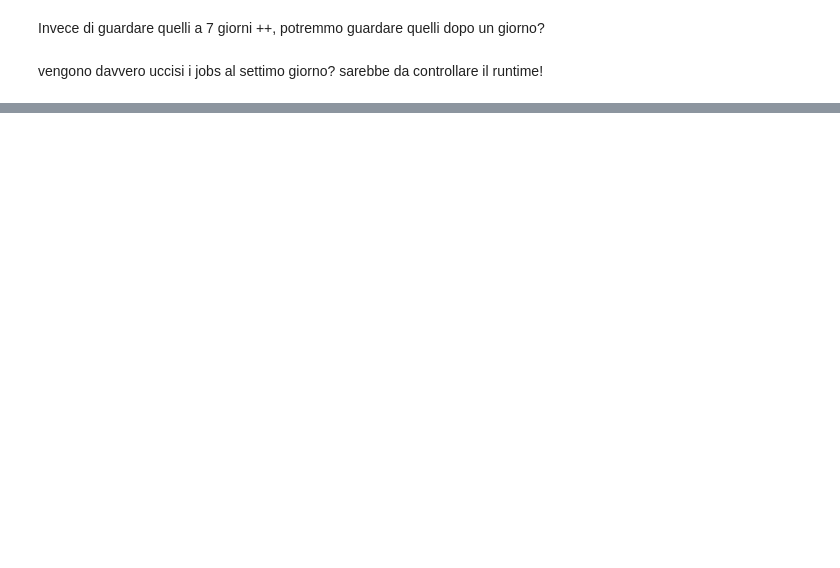
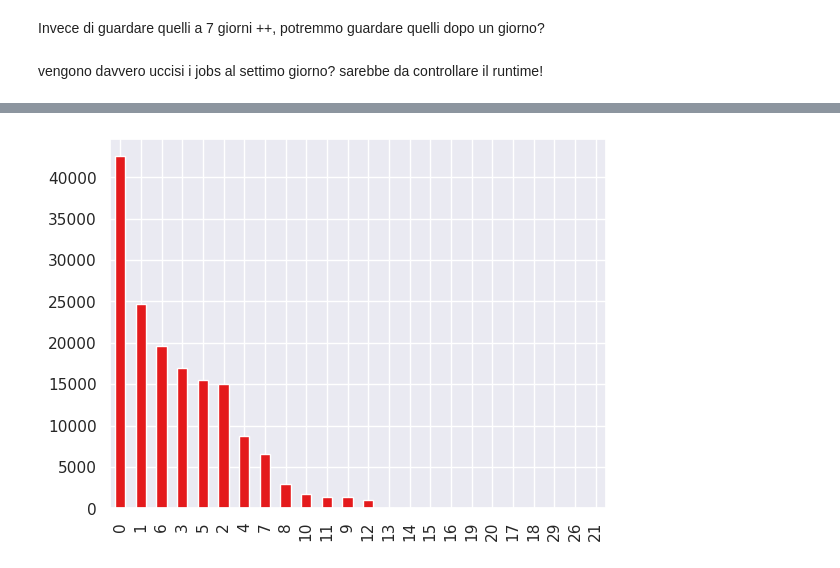
Before and after one commit to alessioarcara/JobFailurePrediction-CNAF, a Jupyter notebook: tirocinio/notebooks/zombie2.ipynb, the cells around one changed output, grey strips where cells are left out. Cells and saved outputs as stored; diff of their text form; code cells hidden in the pictures; blank space fills up the shorter version.

Commit message:
added data and time series preprocessing

```diff
--- a/tirocinio/notebooks/zombie2.ipynb
+++ b/tirocinio/notebooks/zombie2.ipynb
@@ -95,7 +50,7 @@ TIME_STEP_COLUMN = 't'
 START_DATE, END_DATE = '021-09-01', '2021-09-07'
 MIN_RUNTIME = 3600
 
-compression_opts = dict(method='zip', archive_name='out.csv')
+compression_opts = dict(method='gzip', archive_name='out.csv')
 
 def load_dataset(path, utilize_dask=False):
     if os.path.exists(path):
@@ -105,7 +60,10 @@ def load_dataset(path, utilize_dask=False):
         if utilize_dask == True:
             df = dd.read_csv(path, parse_dates=['mint'], date_parser=custom_date_parser, converters=converters).set_index('mint').compute()
         else:
-            df = pd.read_csv(path, index_col='mint', parse_dates=['mint'], date_parser=custom_date_parser, converters=converters)
+            # df = pd.read_csv(path, index_col='mint', parse_dates=['mint'], date_parser=custom_date_parser, converters=converters)
+            df = pd.read_parquet(path)
+            # for COL in TIME_SERIES_COLUMNS + [TIME_STEP_COLUMN]:
+                # df[COL] = df[COL].apply(lambda x: ast.literal_eval(x))
     else:
         print("DOWNLOAD")
         df = pd.read_sql(query.jobs_from_date_to_date, engine, params=([START_DATE, MIN_RUNTIME, END_DATE, MIN_RUNTIME, START_DATE, END_DATE, MIN_RUNTIME]))
@@ -115,6 +73,8 @@ def load_dataset(path, utilize_dask=False):
 proviamo ad utilizzare dask, che essendo progettato per l'elaborazione parallela dei dati , può essere molto più veloce
 # %%
 %%time
-df = load_dataset(PATH, True)
+df = load_dataset(PATH, False)
+df.drop(df.columns[8:14], axis=1, inplace=True)
+df.drop('maxt', axis=1, inplace=True)
 # %% [output]
 CACHE
@@ -163,9 +107,12 @@ df.head(10)
 utilizzando dei data types corretti possiamo ridurre il footprint in memoria
 # %%
 STRING_COLUMNS = ['job', 'queue']
+CAT_COLUMNS = ['fail', 'queue', 'job_work_type', 'job_type', 'days', 'too_much_time']
 
 for COL in STRING_COLUMNS:
     df[COL] = df[COL].astype("string")
+for COL in CAT_COLUMNS:
+    df[COL] = df[COL].astype("category")
 # %% [markdown]
 poichè il batch system aggiorna il campionamento dei jobs ogni 15 minuti, andiamo a raggruppare per 15 minuti:
 
@@ -177,7 +124,7 @@ poichè il batch system aggiorna il campionamento dei jobs ogni 15 minuti, andia
 [5,6,7,8,9]
 # %%
 def moving_average(x, w):
-    return np.convolve(x, np.ones(w), 'valid') / w
+    return np.convolve(x, np.ones(w), 'same') / w
 
 for COL in TIME_SERIES_COLUMNS + [TIME_STEP_COLUMN]:
     df[COL] = df[COL].apply(lambda x: moving_average(x, 5))
@@ -230,0 +214,5 @@ time_lost['too_much_time'].sum()
+# %%
+df['t'].apply(lambda x: len(x) // 4 // 24).value_counts().plot(kind="bar", y="t")
+plt.show()
+# %% [output]
+[figure, added]
```
Also changed, not shown: parts of 18 cells of this notebook, 4 other files.
